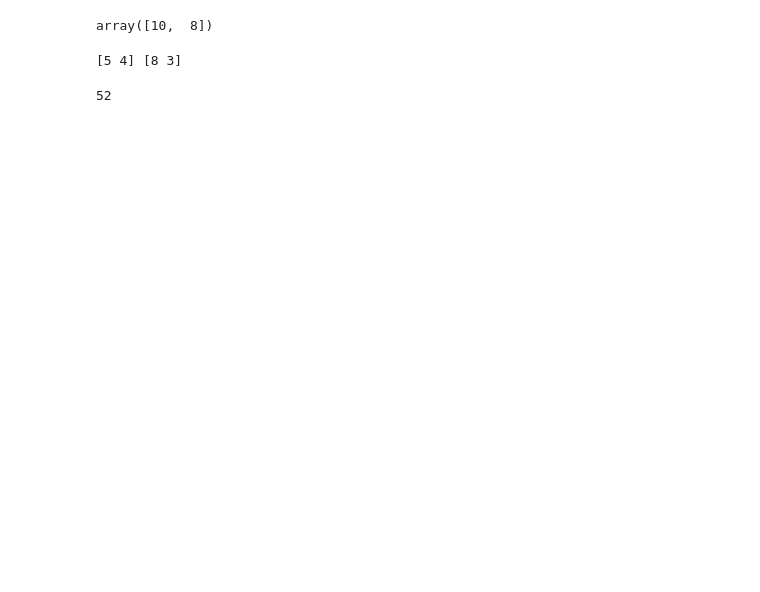
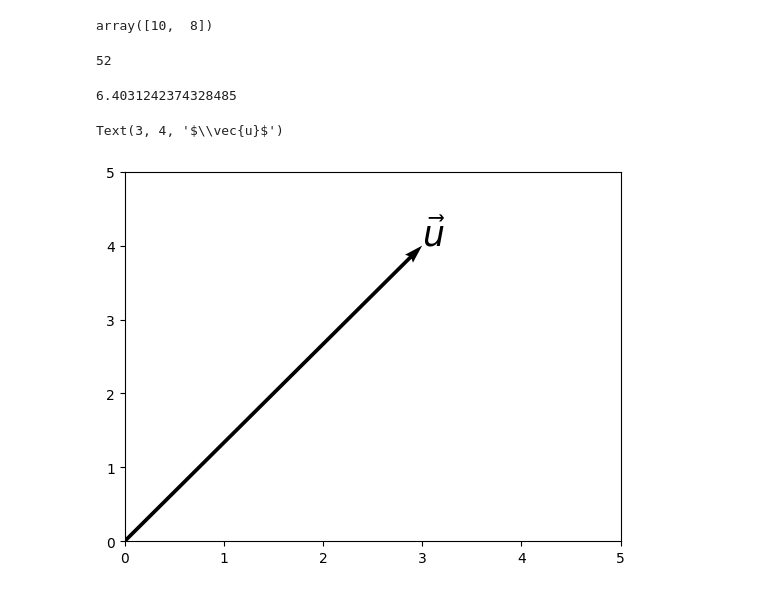
Before and after one commit to mrcod3r-ir/learning-math, a Jupyter notebook: vector.ipynb, the cells around one changed output. Drawn from its saved outputs; the diff is of its cells as text; code cells hidden in the pictures; blank space fills up the shorter version.

```diff
--- a/vector.ipynb
+++ b/vector.ipynb
@@ -58,11 +52,11 @@ print(a)
 np.dot(2,a)
 # %% [output]
 array([10,  8])
-# %%
-print(a,b)
-# %% [output]
-[5 4] [8 3]
 # %%
 np.dot(a,b)
 # %% [output]
 52
+# %%
+np.linalg.norm(a)
+# %% [output]
+6.4031242374328485
@@ -68,0 +65,8 @@ np.dot(a,b)
+# %%
+plt.quiver(3,4,angles='xy',scale_units='xy',scale=1)
+plt.xlim(0,5)
+plt.ylim(0,5)
+plt.text(3,4,r'$\vec{u}$',size=25)
+# %% [output]
+Text(3, 4, '$\\vec{u}$')
+[figure, added]
```
Also changed, not shown: parts of 13 cells of this notebook, 1 other file.
